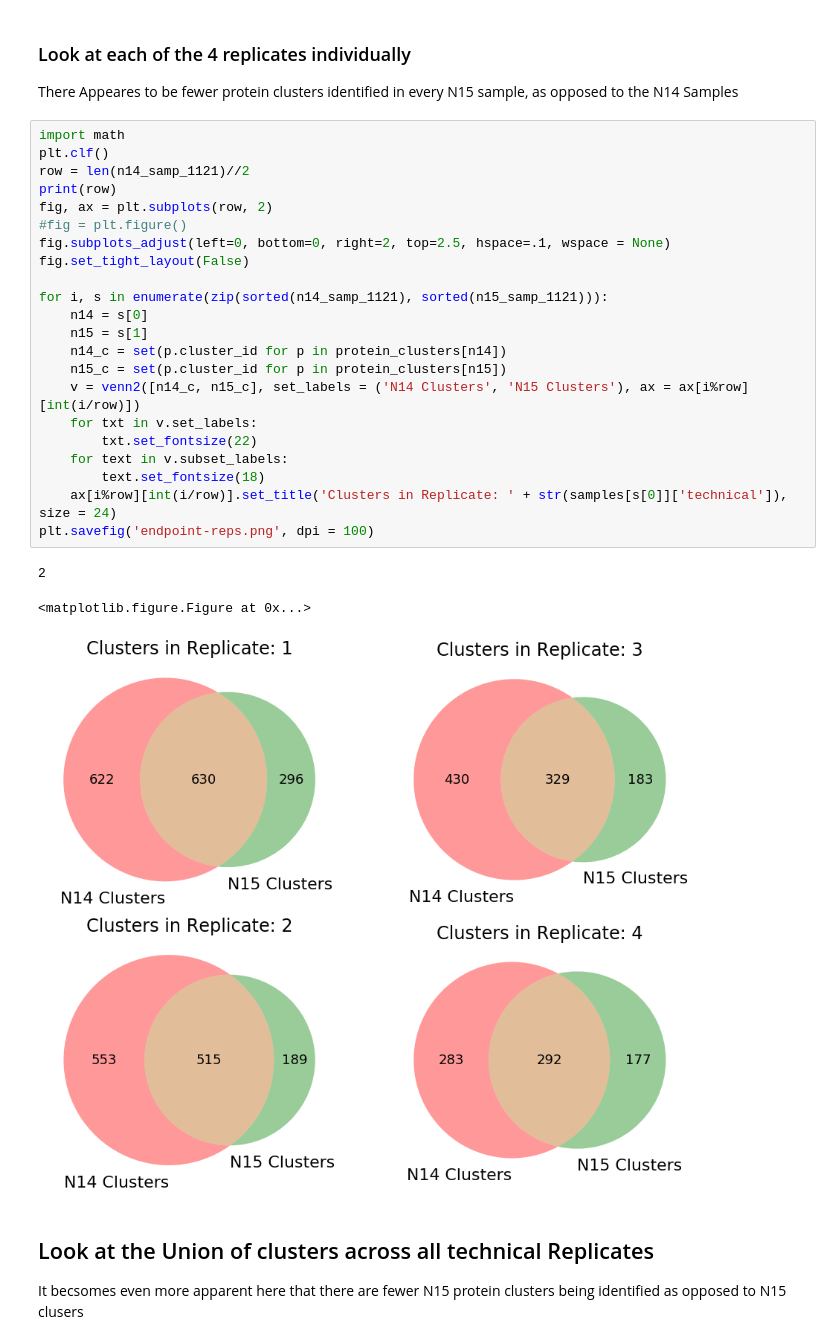
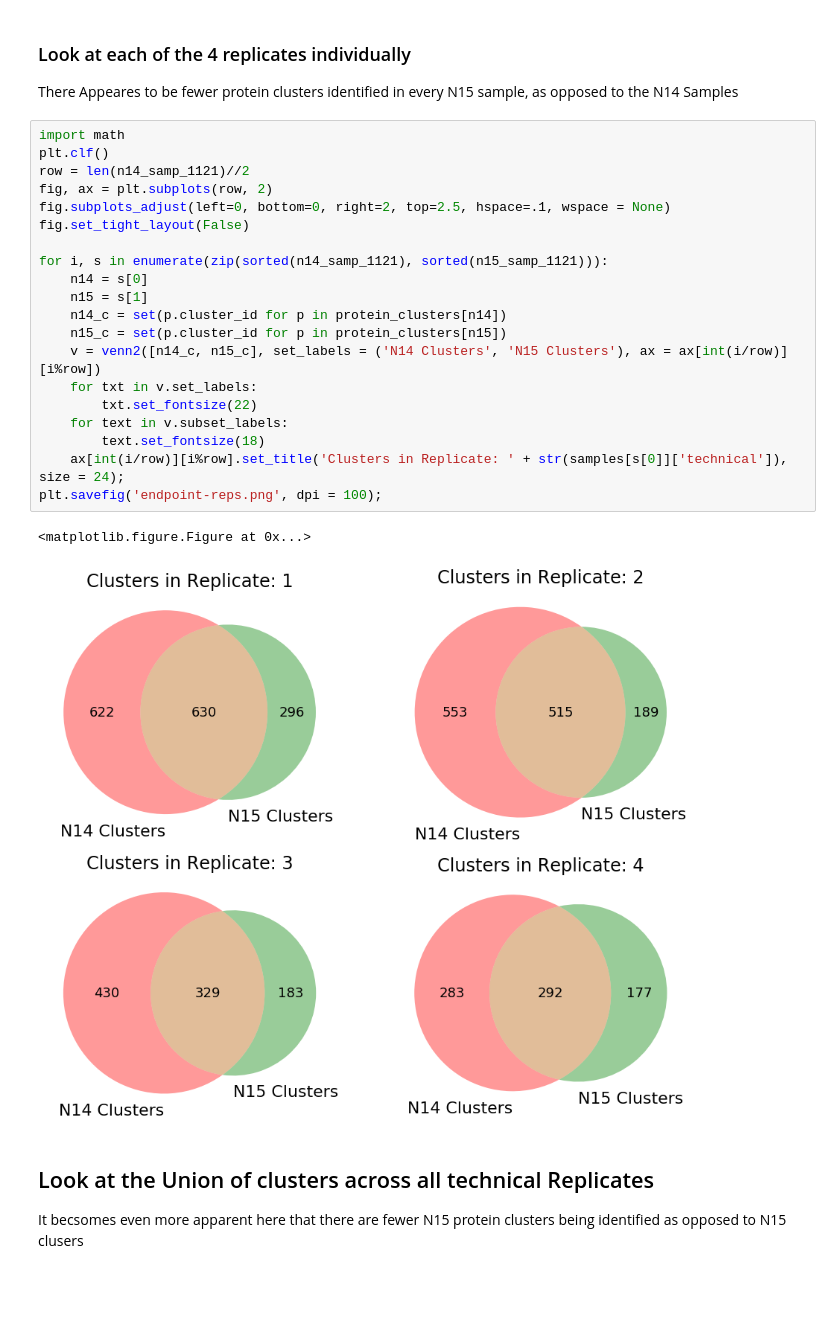
Before and after one commit to mmayers12/n15_mice, a Jupyter notebook: ipynbs/Cluster-Analysis.ipynb, the cells around one changed output. Drawn from its saved outputs; the diff is of its cells as text; blank space fills up the shorter version.

Commit message:
Replicate Venn Diagrams for 11-11 samples

```diff
--- a/ipynbs/Cluster-Analysis.ipynb
+++ b/ipynbs/Cluster-Analysis.ipynb
@@ -87,29 +87,26 @@ There Appeares to be fewer protein clusters identified in every N15 sample, as o
 # %%
 import math
 plt.clf()
 row = len(n14_samp_1121)//2
-print(row)
 fig, ax = plt.subplots(row, 2)
-#fig = plt.figure()
 fig.subplots_adjust(left=0, bottom=0, right=2, top=2.5, hspace=.1, wspace = None)
 fig.set_tight_layout(False)
 
 for i, s in enumerate(zip(sorted(n14_samp_1121), sorted(n15_samp_1121))):
     n14 = s[0]
     n15 = s[1]
     n14_c = set(p.cluster_id for p in protein_clusters[n14])
     n15_c = set(p.cluster_id for p in protein_clusters[n15])
-    v = venn2([n14_c, n15_c], set_labels = ('N14 Clusters', 'N15 Clusters'), ax = ax[i%row][int(i/row)])
+    v = venn2([n14_c, n15_c], set_labels = ('N14 Clusters', 'N15 Clusters'), ax = ax[int(i/row)][i%row])
     for txt in v.set_labels:
         txt.set_fontsize(22)
     for text in v.subset_labels:
         text.set_fontsize(18)
-    ax[i%row][int(i/row)].set_title('Clusters in Replicate: ' + str(samples[s[0]]['technical']), size = 24)
-plt.savefig('endpoint-reps.png', dpi = 100)
+    ax[int(i/row)][i%row].set_title('Clusters in Replicate: ' + str(samples[s[0]]['technical']), size = 24);
+plt.savefig('endpoint-reps.png', dpi = 100);
 # %% [output]
-2
+<matplotlib.figure.Figure at 0x...>
-<matplotlib.figure.Figure at 0x...>
-[figure, old version]
+[figure, new version]
 # %% [markdown]
 ## Look at the Union of clusters across all technical Replicates
 
```
Also changed, not shown: parts of 6 cells of this notebook.
